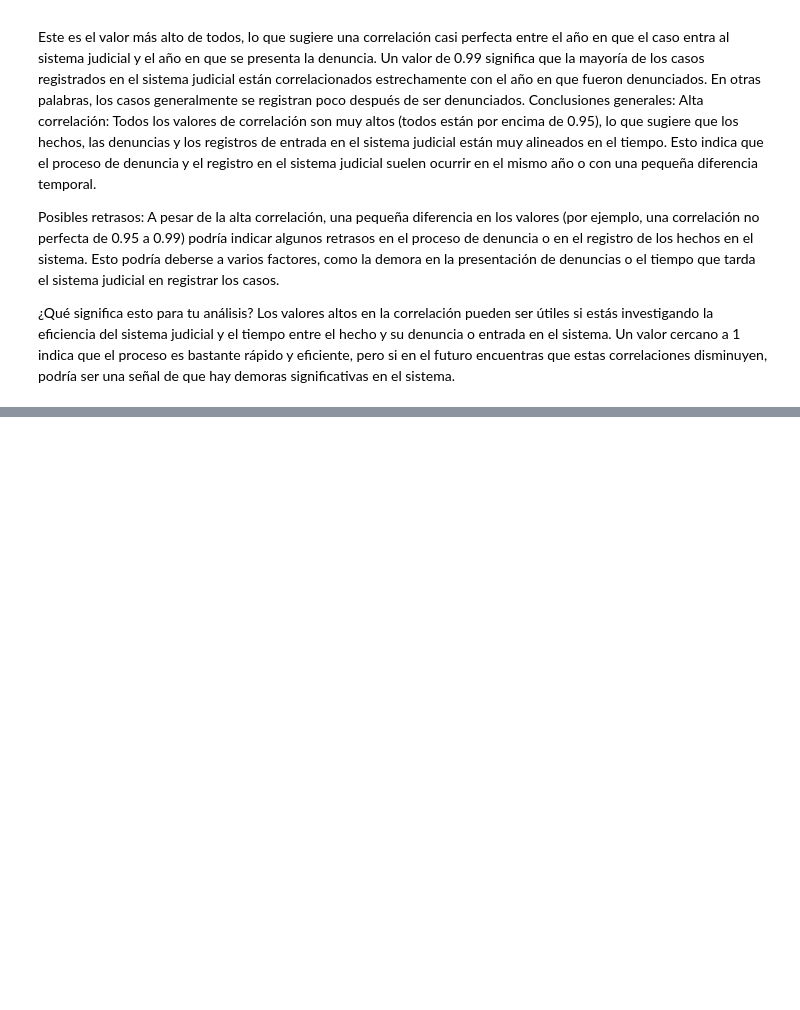
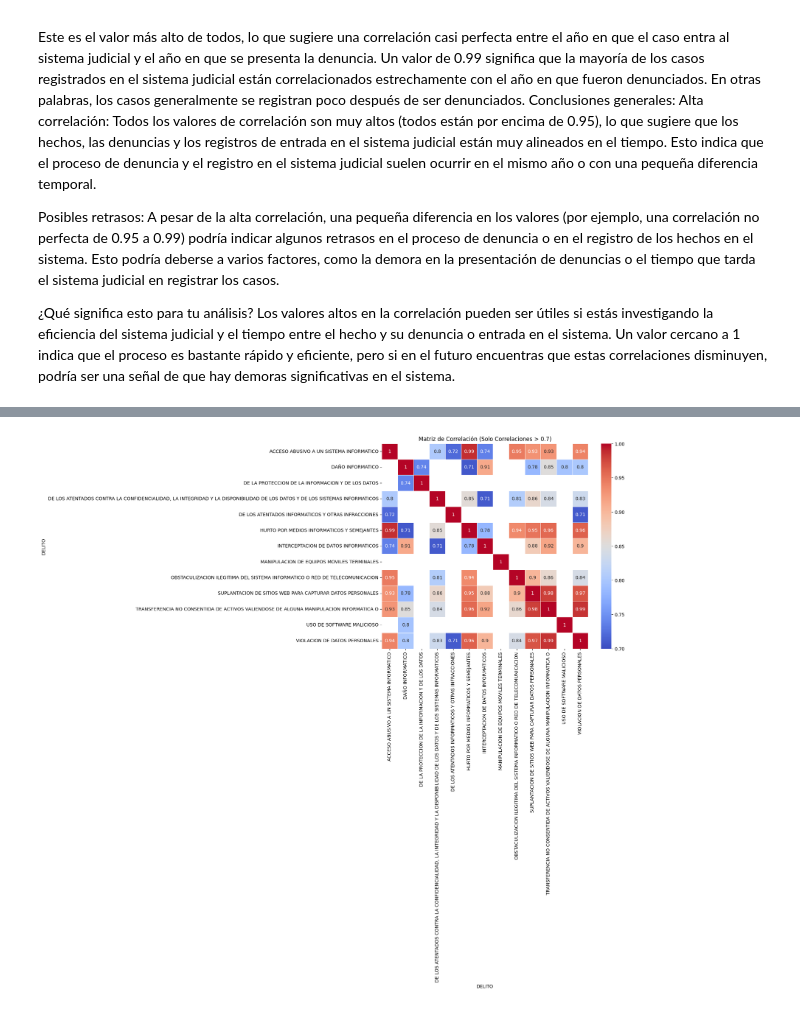
Before and after one commit to marcebm19/BOOTCAMP-1, a Jupyter notebook: Cibercriminalidad_en_Colombia.ipynb, the cells around one changed output, grey strips where cells are left out. Saved outputs shown, nothing was run; the diff lists cells and outputs as text; code cells hidden in the pictures; blank space fills up the shorter version.

```diff
--- a/Cibercriminalidad_en_Colombia.ipynb
+++ b/Cibercriminalidad_en_Colombia.ipynb
@@ -1235,0 +1278,14 @@ Los valores altos en la correlación pueden ser útiles si estás investigando l
+# %%
+# Recalcular la matriz de correlación
+df_corr = delito_pivot.corr()
+
+# Crear una máscara que deja solo los valores en el rango [0.7, 1.0]
+mask = (df_corr < 0.7)  # Oculta los valores menores a 0.7
+
+# Graficar la matriz de correlación filtrada
+plt.figure(figsize=(10,8))
+sns.heatmap(df_corr, annot=True, cmap="coolwarm", linewidths=0.5, vmin=0.7, vmax=1, mask=mask)
+plt.title("Matriz de Correlación (Solo Correlaciones > 0.7)")
+plt.show()
+# %% [output]
+[figure, added]
```
Also changed, not shown: parts of 6 cells of this notebook.
